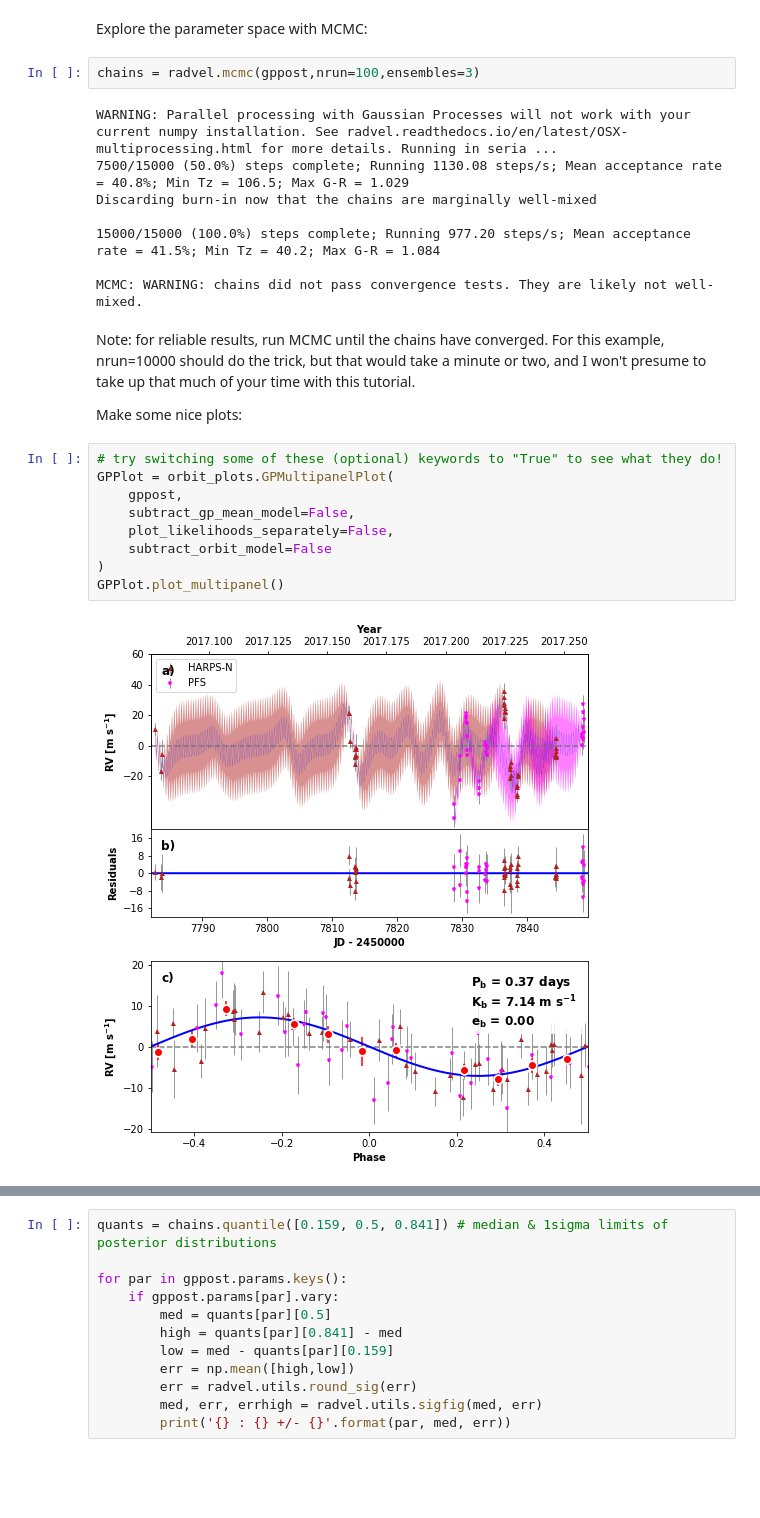
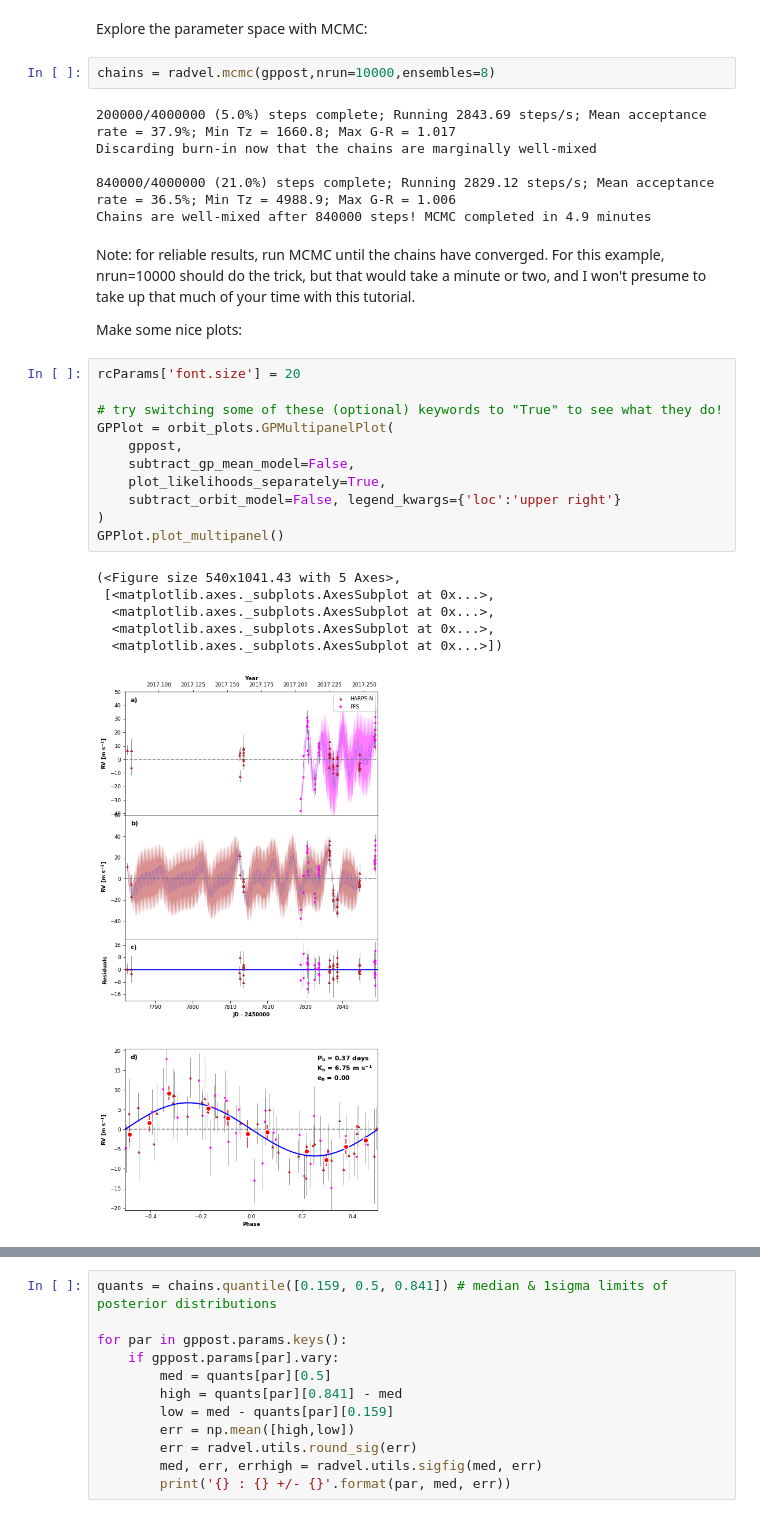
Before and after one commit to California-Planet-Search/radvel, a Jupyter notebook: docs/tutorials/GaussianProcess-tutorial.ipynb, the cells around one changed output, grey strips where cells are left out. Saved outputs shown, nothing was run; the diff lists cells and outputs as text; blank space fills up the shorter version.

```diff
--- a/docs/tutorials/GaussianProcess-tutorial.ipynb
+++ b/docs/tutorials/GaussianProcess-tutorial.ipynb
@@ -181,30 +182,35 @@ Gaussian prior on gp_perlength, mu=0.38807526285316646, sigma=0.019
 # %% [markdown]
 Explore the parameter space with MCMC:
 # %%
-chains = radvel.mcmc(gppost,nrun=100,ensembles=3)
+chains = radvel.mcmc(gppost,nrun=10000,ensembles=8)
 # %% [output]
-WARNING: Parallel processing with Gaussian Processes will not work with your current numpy installation. See radvel.readthedocs.io/en/latest/OSX-multiprocessing.html for more details. Running in seria ...
-7500/15000 (50.0%) steps complete; Running 1130.08 steps/s; Mean acceptance rate = 40.8%; Min Tz = 106.5; Max G-R = 1.029
+200000/4000000 (5.0%) steps complete; Running 2843.69 steps/s; Mean acceptance rate = 37.9%; Min Tz = 1660.8; Max G-R = 1.017
 Discarding burn-in now that the chains are marginally well-mixed
 
-15000/15000 (100.0%) steps complete; Running 977.20 steps/s; Mean acceptance rate = 41.5%; Min Tz = 40.2; Max G-R = 1.084
-
-MCMC: WARNING: chains did not pass convergence tests. They are likely not well-mixed.
+840000/4000000 (21.0%) steps complete; Running 2829.12 steps/s; Mean acceptance rate = 36.5%; Min Tz = 4988.9; Max G-R = 1.006
+Chains are well-mixed after 840000 steps! MCMC completed in 4.9 minutes
 # %% [markdown]
 Note: for reliable results, run MCMC until the chains have converged. For this example, nrun=10000 should do the trick, but that would take a minute or two, and I won't presume to take up that much of your time with this tutorial.
 
 Make some nice plots:
 # %%
+rcParams['font.size'] = 20
+
 # try switching some of these (optional) keywords to "True" to see what they do!
 GPPlot = orbit_plots.GPMultipanelPlot(
     gppost,
     subtract_gp_mean_model=False,
-    plot_likelihoods_separately=False,
-    subtract_orbit_model=False
+    plot_likelihoods_separately=True,
+    subtract_orbit_model=False, legend_kwargs={'loc':'upper right'}
 )
 GPPlot.plot_multipanel()
 # %% [output]
+(<Figure size 540x1041.43 with 5 Axes>,
+ [<matplotlib.axes._subplots.AxesSubplot at 0x...>,
+  <matplotlib.axes._subplots.AxesSubplot at 0x...>,
+  <matplotlib.axes._subplots.AxesSubplot at 0x...>,
+  <matplotlib.axes._subplots.AxesSubplot at 0x...>])
-[figure, old version]
+[figure, new version]
 # %%
 Corner = mcmc_plots.CornerPlot(gppost, chains) # posterior distributions
 Corner.plot()
```
Also changed, not shown: parts of 3 cells of this notebook.
